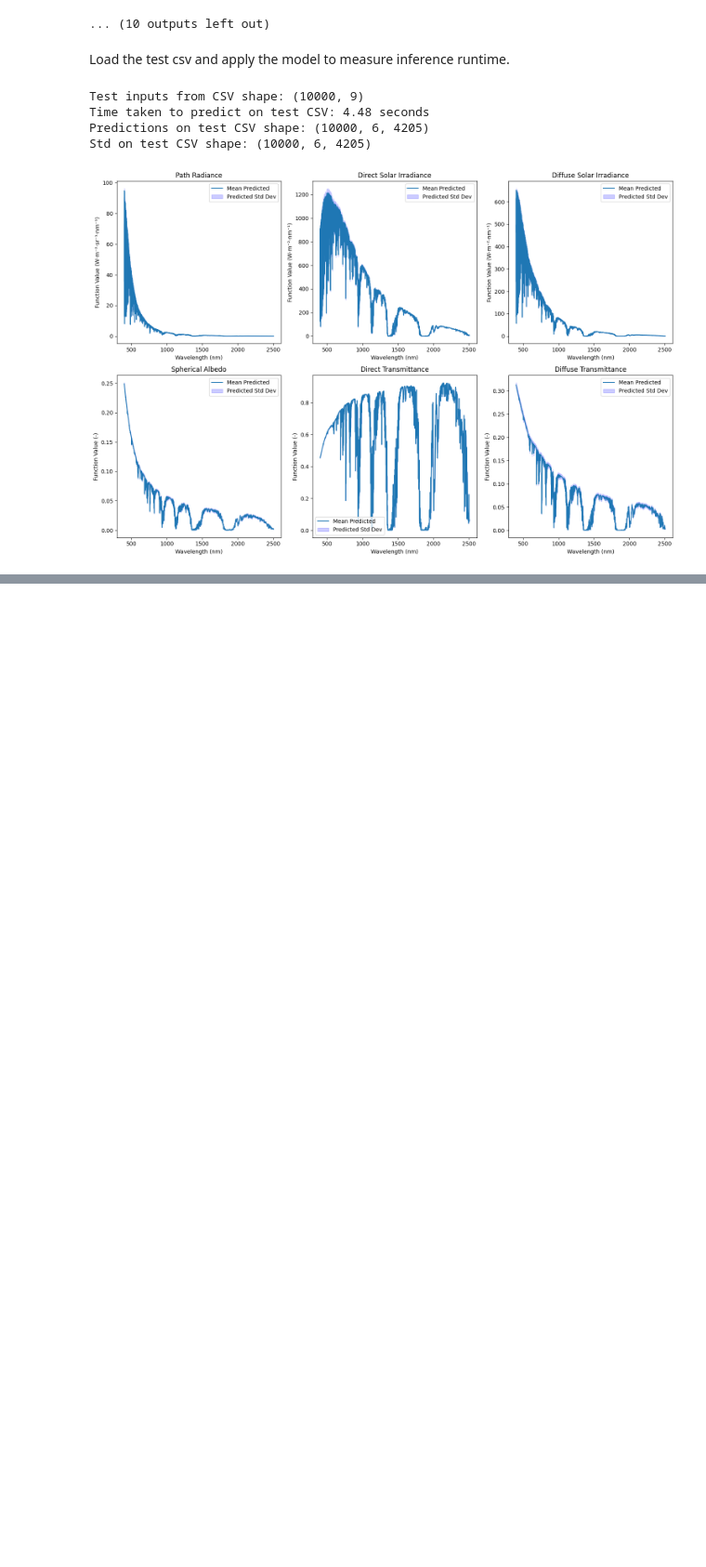
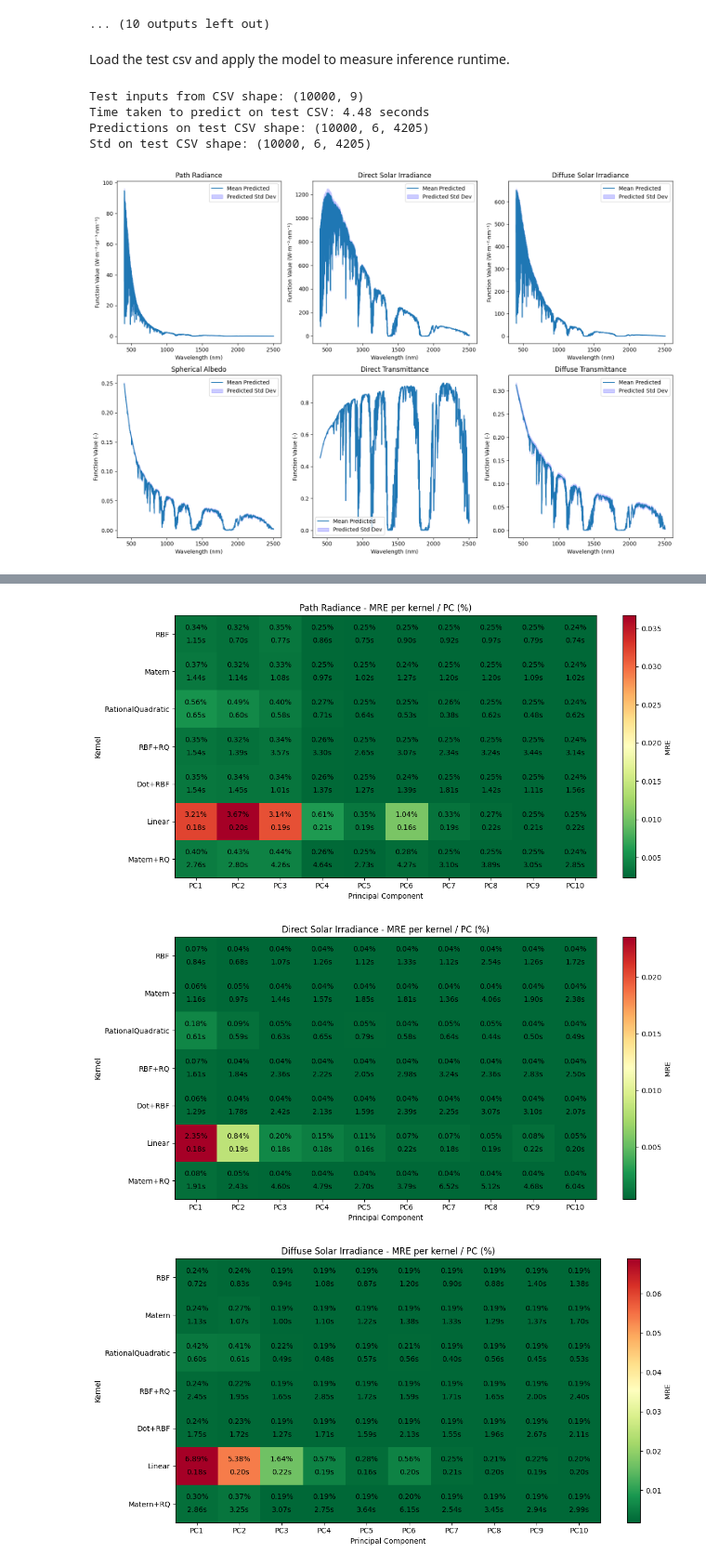
Before and after one commit to Teolul/Masters_Thesis, a Jupyter notebook: gp_pipeline.ipynb, the cells around one changed output, grey strips where cells are left out. Shown at 93% size. Cells and saved outputs as stored; diff of their text form; code cells hidden in the pictures; blank space fills up the shorter version.

Commit message:
kernel selection per PC setup

```diff
--- a/gp_pipeline.ipynb
+++ b/gp_pipeline.ipynb
@@ -623,0 +771,61 @@ plt.show()
+# %%
+# visualization: performance matrix per function (kernels x PCs)
+def plot_kernel_pc_heatmap(matrix, kernel_names, func_name, metric_name="MRE",
+                            lower_is_better=True, save_path=None, time_matrix=None):
+    """
+    Plot a heatmap of GP performance with kernels as rows and principal components as columns.
+    - inputs: performance matrix (n_kernels, n_components), kernel names, function name, metric
+      label, whether lower values are better (controls colormap direction), optional save path, and optional time matrix
+    - outputs: None (displays and optionally saves the figure)
+    """
+    fig, ax = plt.subplots(figsize=(max(12, matrix.shape[1] * 0.9), max(6, matrix.shape[0] * 0.6)))
+
+    cmap = "RdYlGn_r" if lower_is_better else "RdYlGn"
+    im = ax.imshow(matrix, cmap=cmap, aspect="auto")
+
+    ax.set_xticks(range(matrix.shape[1]))
+    ax.set_xticklabels([f"PC{i + 1}" for i in range(matrix.shape[1])])
+    ax.set_yticks(range(matrix.shape[0]))
+    ax.set_yticklabels(kernel_names)
+
+    for i in range(matrix.shape[0]):
+        for j in range(matrix.shape[1]):
+            label = f"{matrix[i, j] * 100:.2f}%"
+            if time_matrix is not None:
+                label += f"\n{time_matrix[i, j]:.2f}s"
+            ax.text(j, i, label, ha="center", va="center", fontsize=10, color="black", linespacing=2)
+
+    ax.set_title(f"{func_name} - {metric_name} per kernel / PC (%)")
+    ax.set_xlabel("Principal Component")
+    ax.set_ylabel("Kernel")
+    fig.colorbar(im, ax=ax, label=metric_name)
+    fig.tight_layout()
+
+    if save_path is not None:
+        fig.savefig(save_path, dpi=150)
+    plt.show()
+
+
+# load pickle results if available
+with open("./gp_saves/validation_results/pc_kernel_search_results.pkl", "rb") as f:
+    pc_results = pickle.load(f)
+    pc_kernel_mre = pc_results["mre"]
+    pc_kernel_best = pc_results["best"]
+    pc_kernel_time = pc_results["time"]
+
+
+for f_idx in range(globals.N_FUNCTIONS):
+    func_name = globals.function_names_plots[f_idx]
+    plot_kernel_pc_heatmap(
+        pc_kernel_mre[func_name],
+        kernel_names_pc,
+        func_name,
+        metric_name="MRE",
+        lower_is_better=True,
+        save_path=f"./gp_saves/validation_results/pc_kernel_heatmap_{func_name.replace(' ', '_')}.png",
+        time_matrix=pc_kernel_time[func_name]
+    )
+# %% [output]
+[figure, added]
+[figure, added]
+[figure, added]
```
Also changed, not shown: parts of 9 cells of this notebook, 9 other files.
